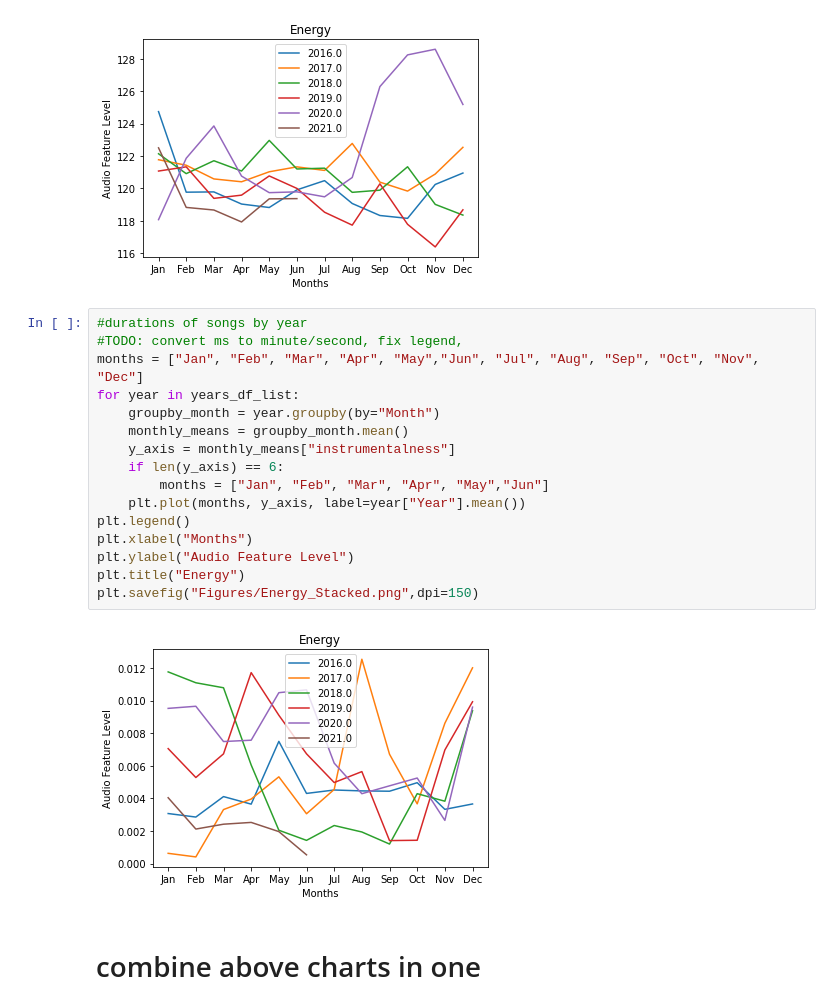
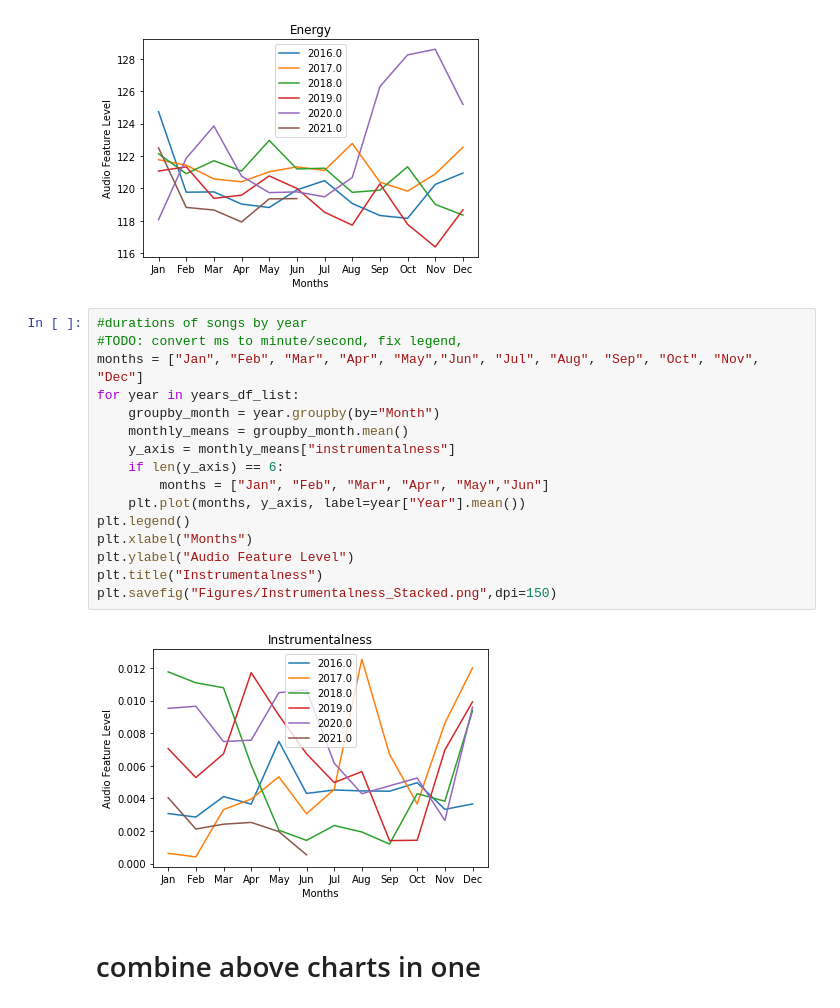
Before and after one commit to lakemp2345/Project-1, a Jupyter notebook: graph_tests.ipynb, the cells around one changed output. Cells and saved outputs as stored; diff of their text form.

```diff
--- a/graph_tests.ipynb
+++ b/graph_tests.ipynb
@@ -491,21 +491,21 @@ plt.savefig("Figures/Energy_Stacked.png",dpi=150)
 # %%
 #durations of songs by year
 #TODO: convert ms to minute/second, fix legend,
 months = ["Jan", "Feb", "Mar", "Apr", "May","Jun", "Jul", "Aug", "Sep", "Oct", "Nov", "Dec"]
 for year in years_df_list:
     groupby_month = year.groupby(by="Month")
     monthly_means = groupby_month.mean()
     y_axis = monthly_means["instrumentalness"]
     if len(y_axis) == 6:
         months = ["Jan", "Feb", "Mar", "Apr", "May","Jun"]
     plt.plot(months, y_axis, label=year["Year"].mean())
 plt.legend()
 plt.xlabel("Months")
 plt.ylabel("Audio Feature Level")
-plt.title("Energy")
-plt.savefig("Figures/Energy_Stacked.png",dpi=150)
+plt.title("Instrumentalness")
+plt.savefig("Figures/Instrumentalness_Stacked.png",dpi=150)
 # %% [output]
-[figure, old version]
+[figure, new version]
 # %% [markdown]
 # combine above charts in one
 # %%
```
Also changed, not shown: 2 other files.
